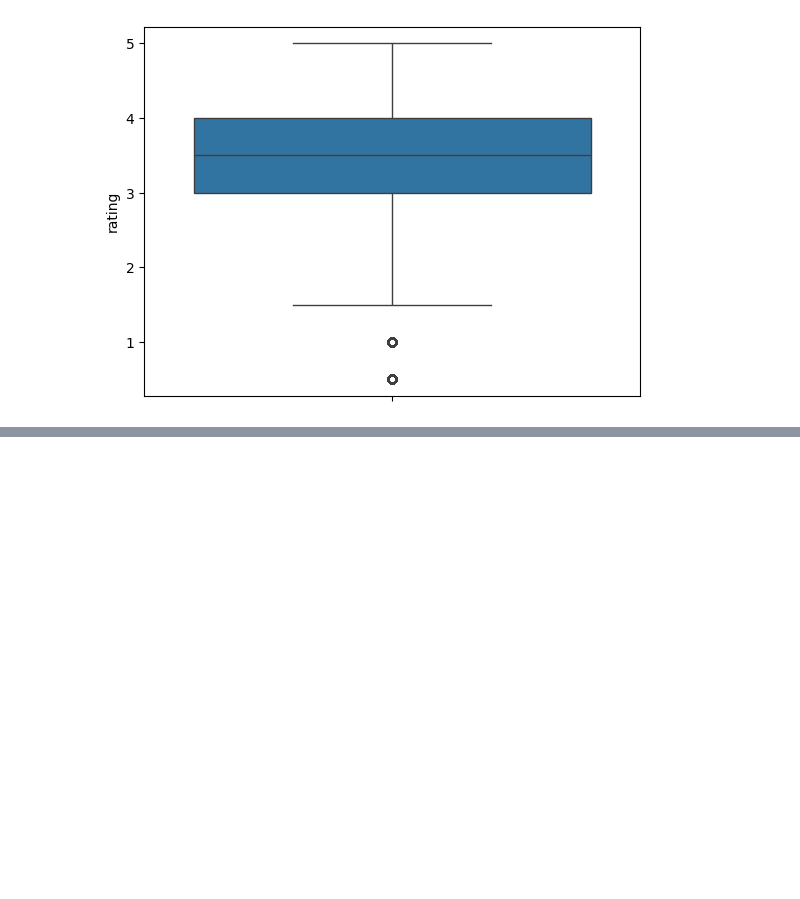
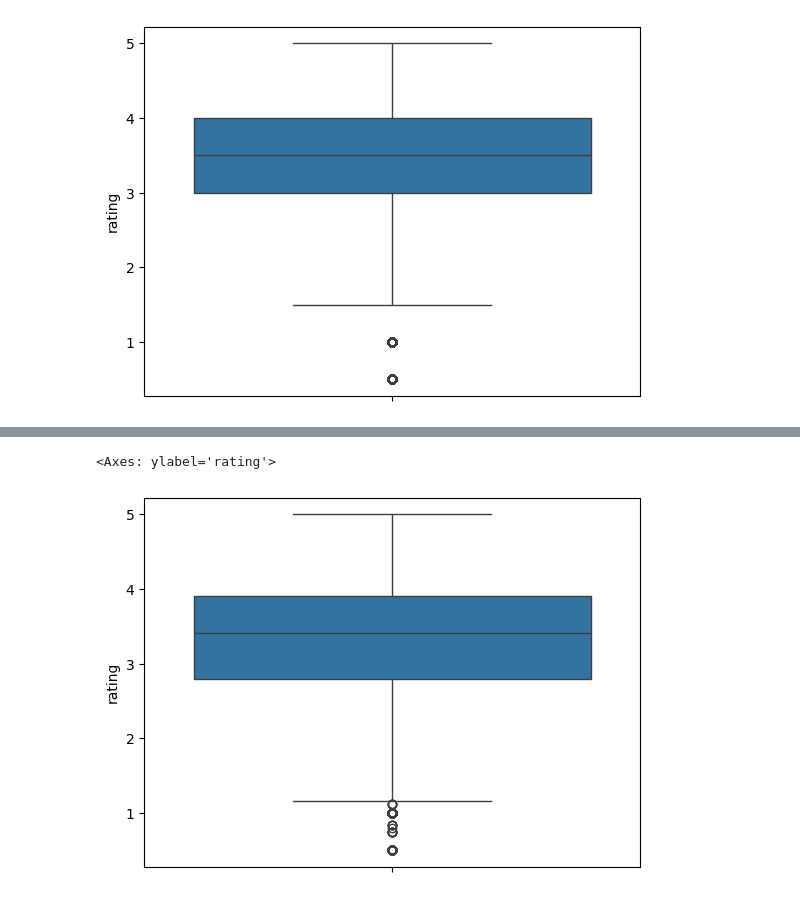
Before and after one commit to LucianBell/MovieLens_Analysis_Visualization, a Jupyter notebook: MovieLens.ipynb, the cells around one changed output, grey strips where cells are left out. Saved outputs shown, nothing was run; the diff lists cells and outputs as text; code cells hidden in the pictures; blank space fills up the shorter version.

```diff
--- a/MovieLens.ipynb
+++ b/MovieLens.ipynb
@@ -85,0 +182,5 @@ sns.boxplot(ratings['rating'])
+# %%
+sns.boxplot(means_by_movie)
+# %% [output]
+<Axes: ylabel='rating'>
+[figure, added]
```
Also changed, not shown: parts of 29 cells of this notebook.
